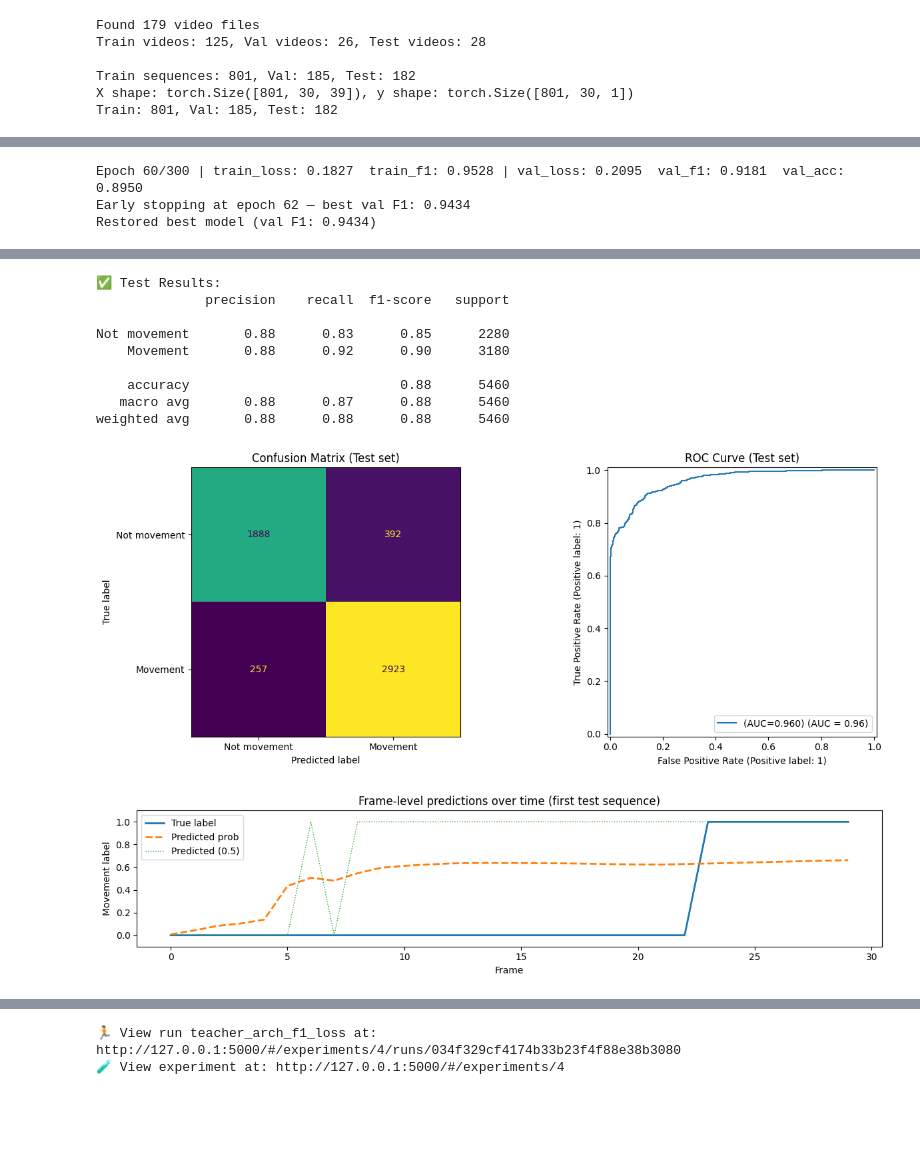
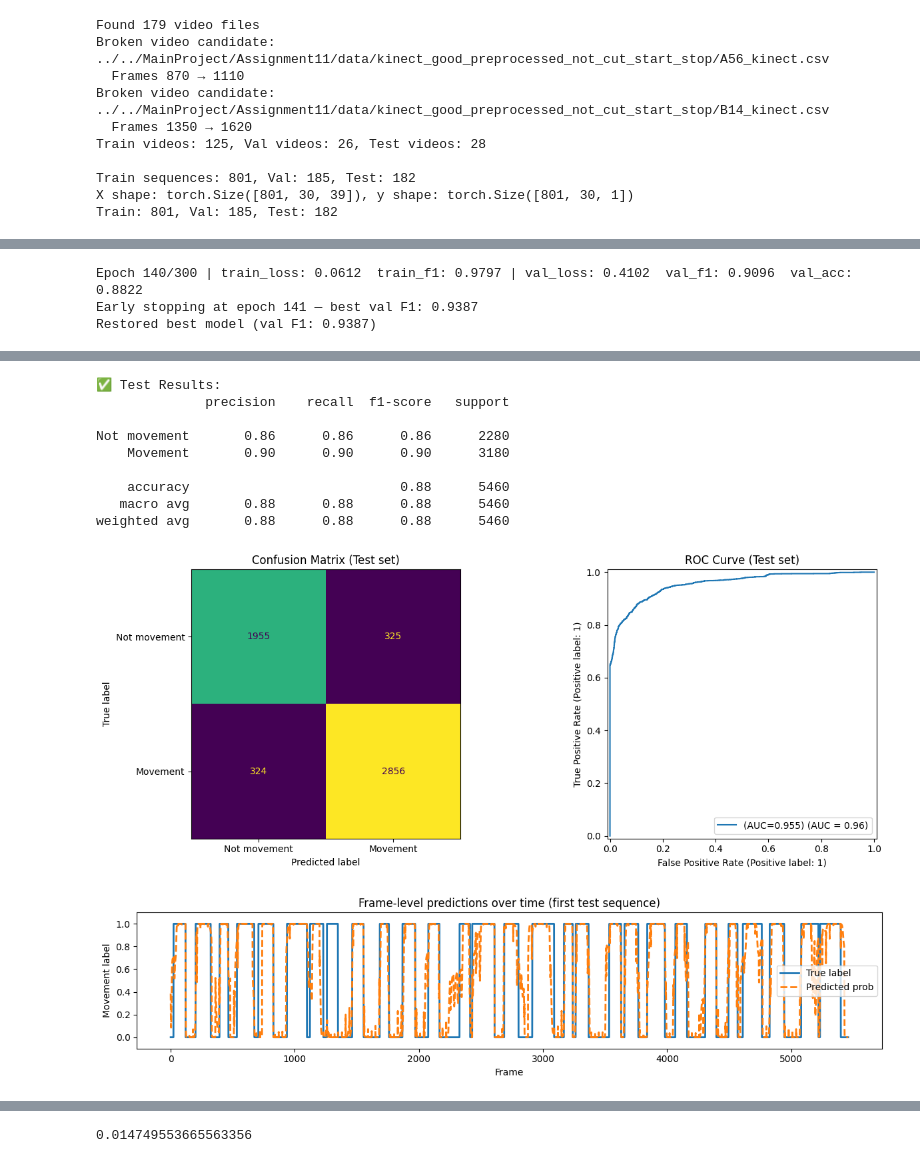
Before and after one commit to kallefrisk/DeepLearning_Schoolwork, a Jupyter notebook: JakobProject/notebooks/assignment11_fixed.ipynb, the cells around one changed output, grey strips where cells are left out. Drawn from its saved outputs; the diff is of its cells as text; code cells hidden in the pictures; blank space fills up the shorter version.

Commit message:
did cv and saved model

```diff
--- a/JakobProject/notebooks/assignment11_fixed.ipynb
+++ b/JakobProject/notebooks/assignment11_fixed.ipynb
@@ -72,6 +72,20 @@ def split_data_by_video(datafolder, seq_length=30, stride=30,
     val_files   = csv_files[n_train:n_train + n_val]
     test_files  = csv_files[n_train + n_val:]
 
+    frame_idx = 0
+    for file_path in test_files:
+        df = pd.read_csv(file_path)
+        n_sequences = len(df) // seq_length
+        n_frames    = n_sequences * seq_length
+        start       = frame_idx
+        end         = frame_idx + n_frames
+
+        if start <= 1100 <= end or start <= 1600 <= end:
+            print(f"Broken video candidate: {file_path}")
+            print(f"  Frames {start} → {end}")
+
+        frame_idx = end
+
     print(f"Train videos: {len(train_files)}, Val videos: {len(val_files)}, Test videos: {len(test_files)}")
 
     def extract_sequences(file_list):
@@ -273,6 +287,7 @@ model = MovementClassifier(
     dropout=params["dropout"]
 ).to(device)
 
+""""
 params = {
     "hidden_size": 160,
     "dropout": 0.25,
@@ -290,12 +305,17 @@ model = MovementClassifier_dense(
     hidden_size=params["hidden_size"],
     dropout=params["dropout"]
 ).to(device)
+"""
 
 #loss_fn = nn.BCEWithLogitsLoss(pos_weight=pos_weight)  # Binary cross-entropy (includes sigmoid internally)
 loss_fn = nn.BCEWithLogitsLoss()
 optimizer = optim.Adam(model.parameters(), lr=params["learning_rate"], weight_decay=params["weight_decay"])
 # %% [output]
 Found 179 video files
+Broken video candidate: ../../MainProject/Assignment11/data/kinect_good_preprocessed_not_cut_start_stop/A56_kinect.csv
+  Frames 870 → 1110
+Broken video candidate: ../../MainProject/Assignment11/data/kinect_good_preprocessed_not_cut_start_stop/B14_kinect.csv
+  Frames 1350 → 1620
 Train videos: 125, Val videos: 26, Test videos: 28
 
 Train sequences: 801, Val: 185, Test: 182
@@ -472,14 +492,13 @@ with mlflow.start_run(run_name=params["run_name"]) as run:
     plt.show()
 
     # ── Temporal prediction plot ──────────────────────────────────────────────
-    first_seq_true  = test_m["labels"][:params["seq_length"]]
-    first_seq_probs = test_m["probs"][:params["seq_length"]]
-    first_seq_pred  = test_m["preds"][:params["seq_length"]]
+    n_frames_to_plot = params["seq_length"] * 200  # ~1 full video
+    first_seq_true  = test_m["labels"][:n_frames_to_plot]
+    first_seq_probs = test_m["probs"][:n_frames_to_plot]
 
     fig2, ax = plt.subplots(figsize=(12, 3))
     ax.plot(first_seq_true,  label="True label",      linewidth=2)
     ax.plot(first_seq_probs, label="Predicted prob",  linewidth=2, linestyle="--")
-    ax.plot(first_seq_pred,  label="Predicted (0.5)", linewidth=1, linestyle=":")
     ax.set_xlabel("Frame")
     ax.set_ylabel("Movement label")
     ax.set_title("Frame-level predictions over time (first test sequence)")
@@ -518,3 +534,3 @@ Epoch 50/300 | train_loss: 0.1420  train_f1: 0.9507 | val_loss: 0.1953  val_f1:
-Epoch 60/300 | train_loss: 0.1827  train_f1: 0.9528 | val_loss: 0.2095  val_f1: 0.9181  val_acc: 0.8950
-Early stopping at epoch 62 — best val F1: 0.9434
-Restored best model (val F1: 0.9434)
+Epoch 140/300 | train_loss: 0.0612  train_f1: 0.9797 | val_loss: 0.4102  val_f1: 0.9096  val_acc: 0.8822
+Early stopping at epoch 141 — best val F1: 0.9387
+Restored best model (val F1: 0.9387)
@@ -522,11 +538,11 @@ Restored best model (val F1: 0.9434)
 ✅ Test Results:
               precision    recall  f1-score   support
 
-Not movement       0.88      0.83      0.85      2280
-    Movement       0.88      0.92      0.90      3180
+Not movement       0.86      0.86      0.86      2280
+    Movement       0.90      0.90      0.90      3180
 
     accuracy                           0.88      5460
-   macro avg       0.88      0.87      0.88      5460
+   macro avg       0.88      0.88      0.88      5460
 weighted avg       0.88      0.88      0.88      5460
-[figure, old version]
+[figure, new version]
-[figure, old version]
+[figure, new version]
@@ -536,2 +554,6 @@ AUC: 0.9598  |  F1: 0.9001  |  Accuracy: 0.8811
-🏃 View run teacher_arch_f1_loss at: http://127.0.0.1:5000/#/experiments/4/runs/034f329cf4174b33b23f4f88e38b3080
-🧪 View experiment at: http://127.0.0.1:5000/#/experiments/4
+# %%
+x = [0.9574, 0.9629, 0.9428, 0.9282, 0.9703, 0.9432, 0.9576, 0.9521, 0.9244, 0.9415]
+
+print(np.std(x, ddof=1))
+# %% [output]
+0.014749553665563356
```
Also changed, not shown: parts of 1 cell of this notebook, 16 other files.
